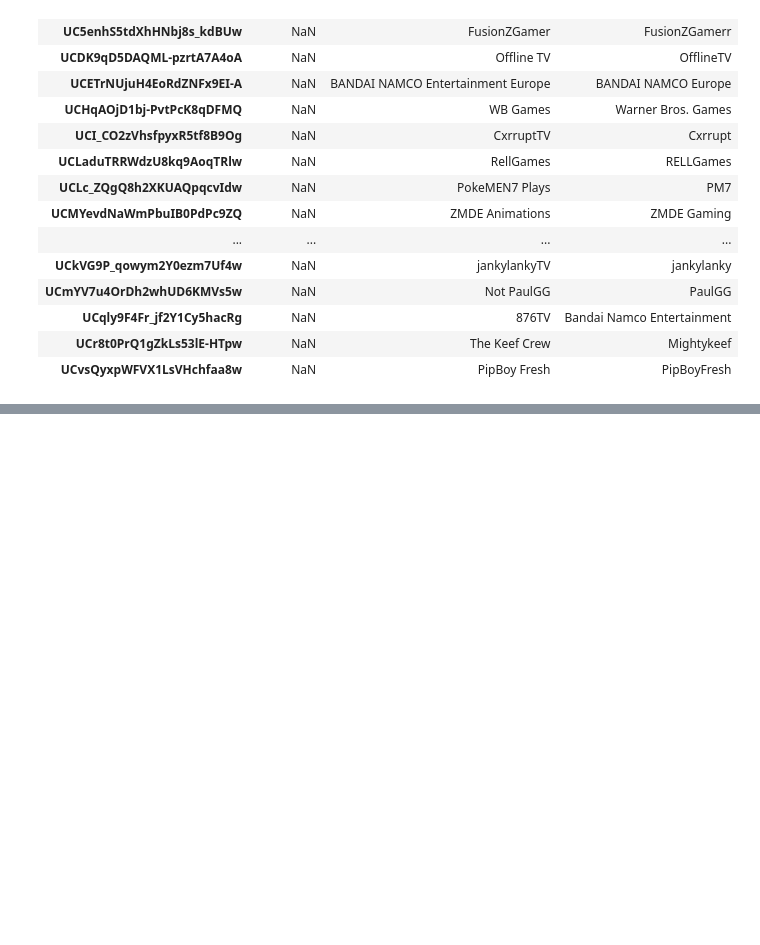
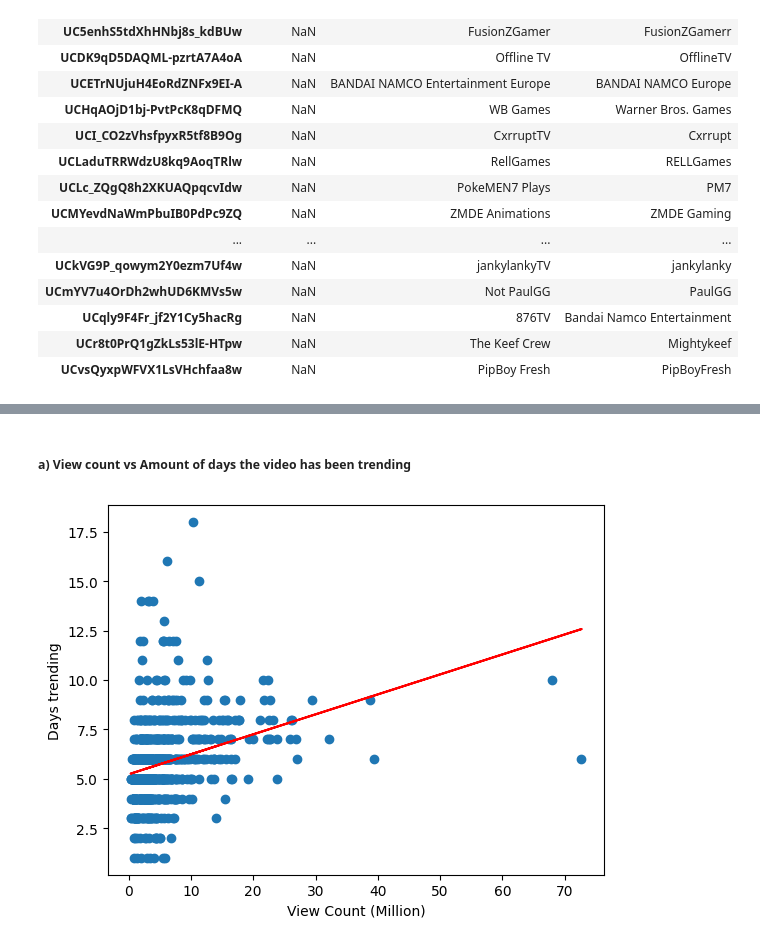
Before and after one commit to xPrinny/ProgramFundiesDataAnalyzers, a Jupyter notebook: notebooks/readData.ipynb, the cells around one changed output, grey strips where cells are left out. Saved outputs shown, nothing was run; the diff lists cells and outputs as text; code cells hidden in the pictures; blank space fills up the shorter version.

Commit message:
Added more data analysis, scrapper data and thread

```diff
--- a/notebooks/readData.ipynb
+++ b/notebooks/readData.ipynb
@@ -158,0 +129,15 @@ pd.DataFrame(channelIdGroup[channelIdGroup['channelTitle_2'].notna()], columns=[
+# %%
+# Remove all duplicate video and only keep the latest from the trend
+newChannelData = gamingData.sort_values('trending_date').drop_duplicates('title',keep='last')
+
+# Get total number of Appereance for a video
+newChannelData = newChannelData.merge(gamingData.groupby(['title']).size().reset_index(), how='outer', left_on=['title'], right_on=['title']).rename(columns={0:'Total Apperance'})
+
+# Groups by 'channelId', totaling the number of videos the channel produced, total view counts, likes, and dislikes
+channelTotalData = newChannelData.groupby('channelId').agg({'channelTitle':'max', 'channelId':'count', 'view_count': 'sum', 'likes': 'sum', 'dislikes': 'sum'}).rename(columns={'channelId':'Total Videos'}).reset_index()
+
+# Average view per video
+channelTotalData['avgViewPerVideo'] = (channelTotalData['view_count'] / channelTotalData['Total Videos'])
+
+# Likes to dislike ratio
+channelTotalData['ratioLikeDislike'] = (channelTotalData['likes'] / (channelTotalData['likes'] + channelTotalData['dislikes']))
@@ -158,0 +169,29 @@ pd.DataFrame(channelIdGroup[channelIdGroup['channelTitle_2'].notna()], columns=[
+# %% [markdown]
+##### a) View count vs Amount of days the video has been trending
+# %%
+# Stores the top 20 channels based on total video count into a list
+top20channelIDView = channelTotalData.sort_values(by=['view_count'], ascending=False).head(20)['channelId'].tolist()
+
+# Declaring new Series
+top20channelIDViewX = pd.Series([], dtype='float64')
+top20channelIDViewY = pd.Series([], dtype='float64')
+
+# Fill the new Series with top 20 channel view count and Total Appearance
+for ids in top20channelIDView:
+    top20channelIDViewX = pd.concat([top20channelIDViewX, newChannelData[newChannelData['channelId'] == ids]['view_count']])
+    top20channelIDViewY = pd.concat([top20channelIDViewY, newChannelData[newChannelData['channelId'] == ids]['Total Apperance']])
+
+# Divide the views by 1 million cause the numbers are too big
+top20channelIDViewX = top20channelIDViewX.divide(1000000)
+
+# Plot scatterplot and Linear Regression
+plt.scatter(top20channelIDViewX, top20channelIDViewY)
+reg = np.polyfit(top20channelIDViewX, top20channelIDViewY, deg = 1)
+trend = np.polyval(reg, top20channelIDViewX)
+plt.plot(top20channelIDViewX, trend, 'r')
+plt.xlabel("View Count (Million)")
+plt.ylabel("Days trending")
+
+plt.show()
+# %% [output]
+[figure, added]
```
Also changed, not shown: parts of 22 cells of this notebook.
